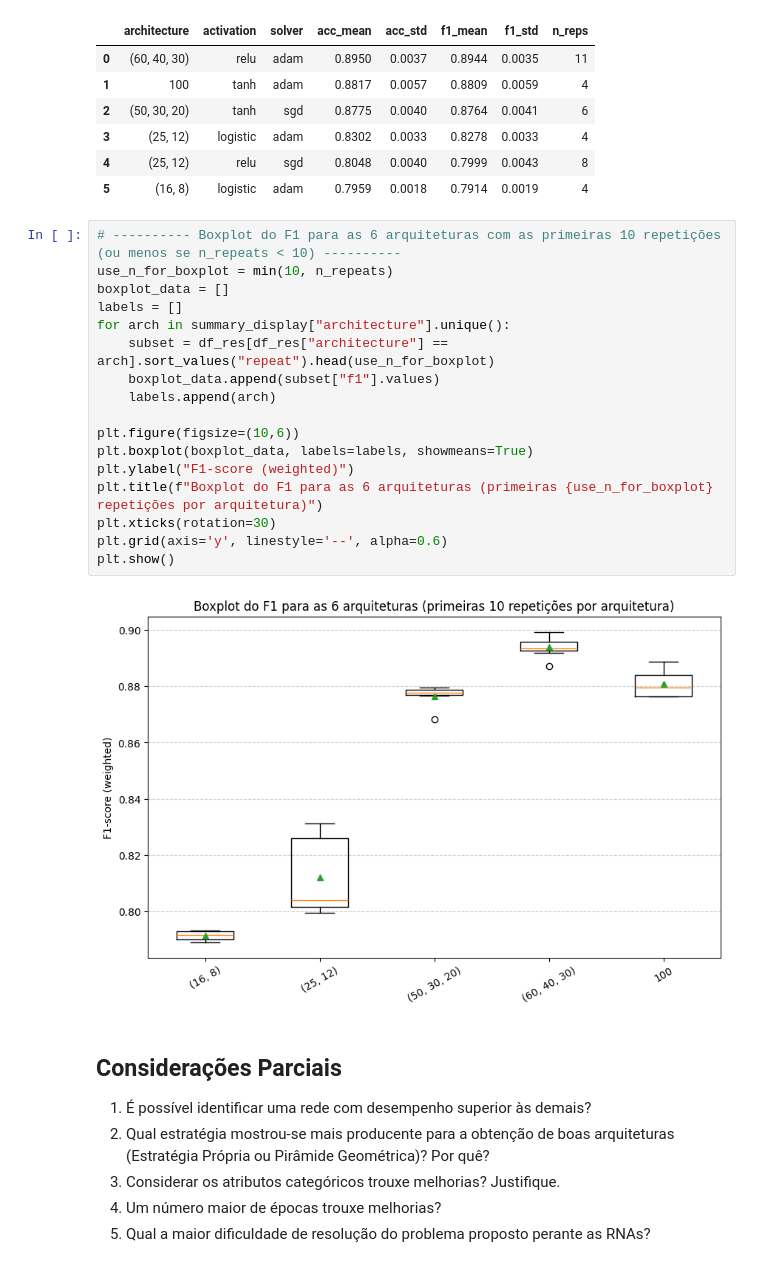
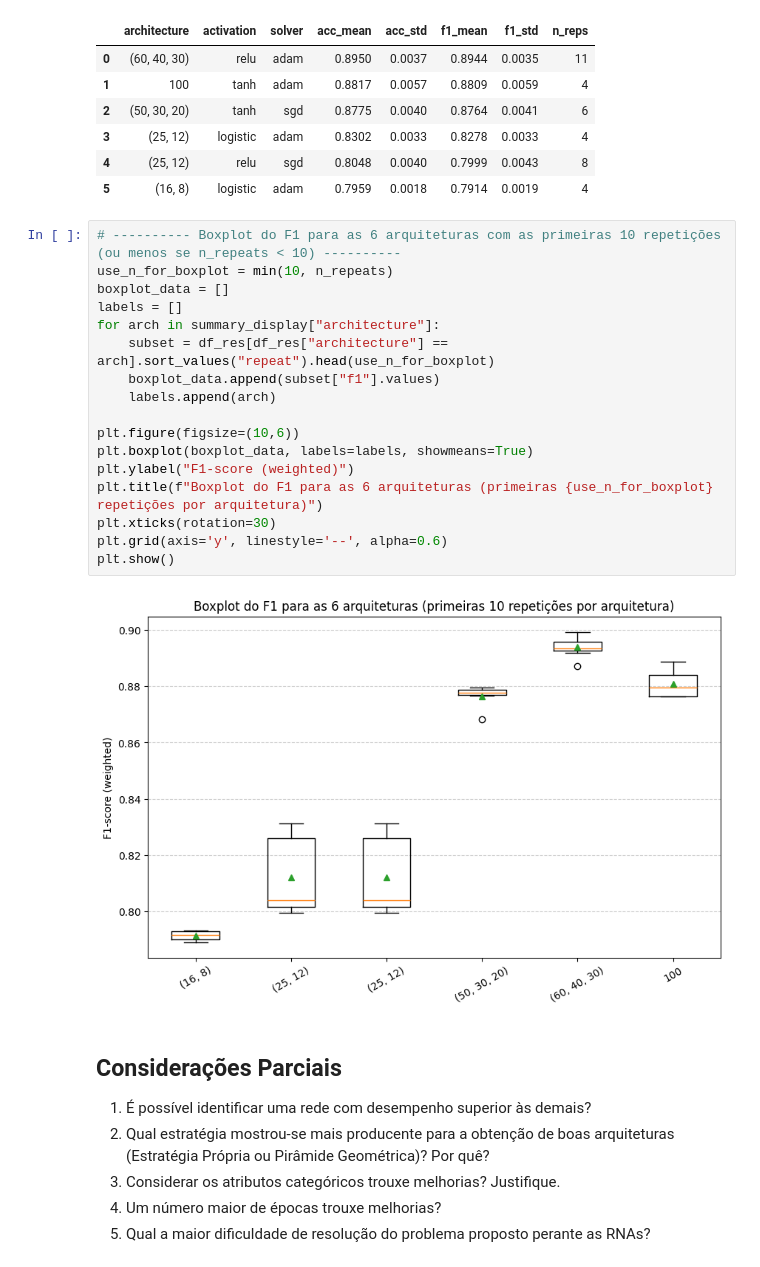
Before and after one commit to FelipeCodingSpace/RNA-2025.2-PP2.2, a Jupyter notebook: PP2.2.2 - Proposição e Avaliação de RNAs.ipynb, the cells around one changed output. Drawn from its saved outputs; the diff is of its cells as text.

```diff
--- a/PP2.2.2 - Proposição e Avaliação de RNAs.ipynb
+++ b/PP2.2.2 - Proposição e Avaliação de RNAs.ipynb
@@ -888,22 +868,22 @@ display(summary_display.sort_values(by="f1_mean", ascending=False).reset_index(d
 # %%
 # ---------- Boxplot do F1 para as 6 arquiteturas com as primeiras 10 repetições (ou menos se n_repeats < 10) ----------
 use_n_for_boxplot = min(10, n_repeats)
 boxplot_data = []
 labels = []
-for arch in summary_display["architecture"].unique():
+for arch in summary_display["architecture"]:
     subset = df_res[df_res["architecture"] == arch].sort_values("repeat").head(use_n_for_boxplot)
     boxplot_data.append(subset["f1"].values)
     labels.append(arch)
 
 plt.figure(figsize=(10,6))
 plt.boxplot(boxplot_data, labels=labels, showmeans=True)
 plt.ylabel("F1-score (weighted)")
 plt.title(f"Boxplot do F1 para as 6 arquiteturas (primeiras {use_n_for_boxplot} repetições por arquitetura)")
 plt.xticks(rotation=30)
 plt.grid(axis='y', linestyle='--', alpha=0.6)
 plt.show()
 # %% [output]
-[figure, old version]
+[figure, new version]
 # %% [markdown]
 ## Considerações Parciais
 
```
Also changed, not shown: parts of 1 cell of this notebook.
